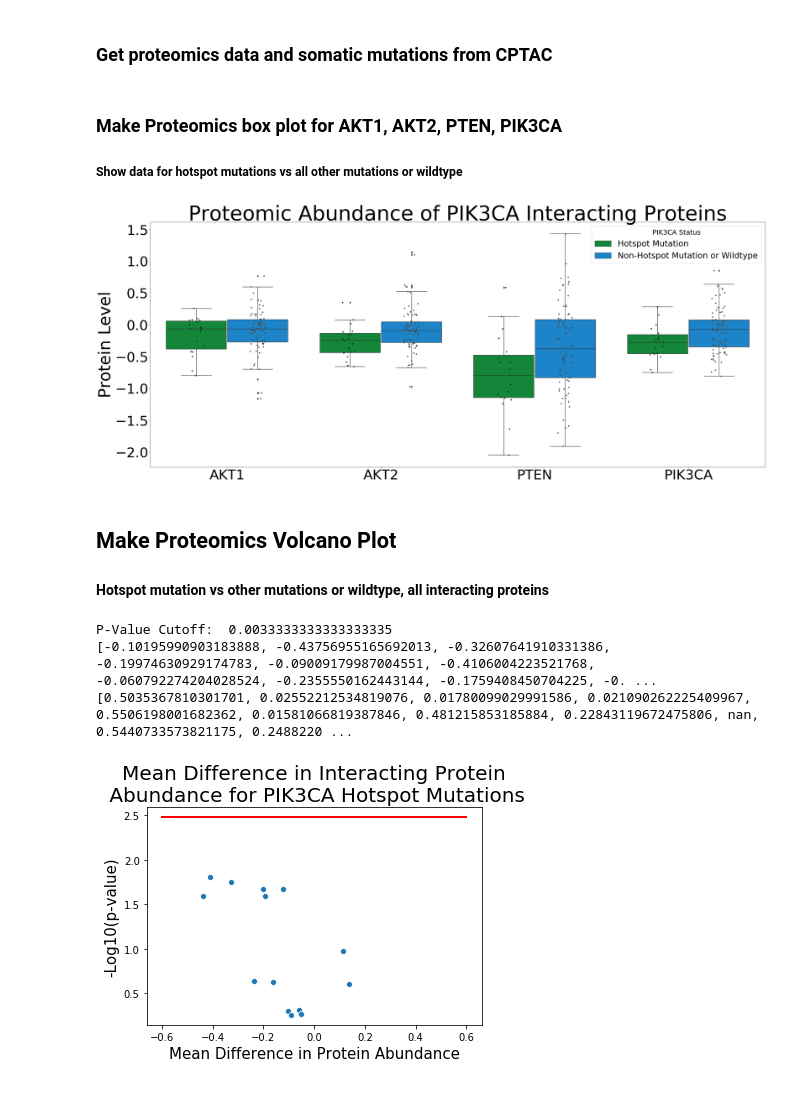
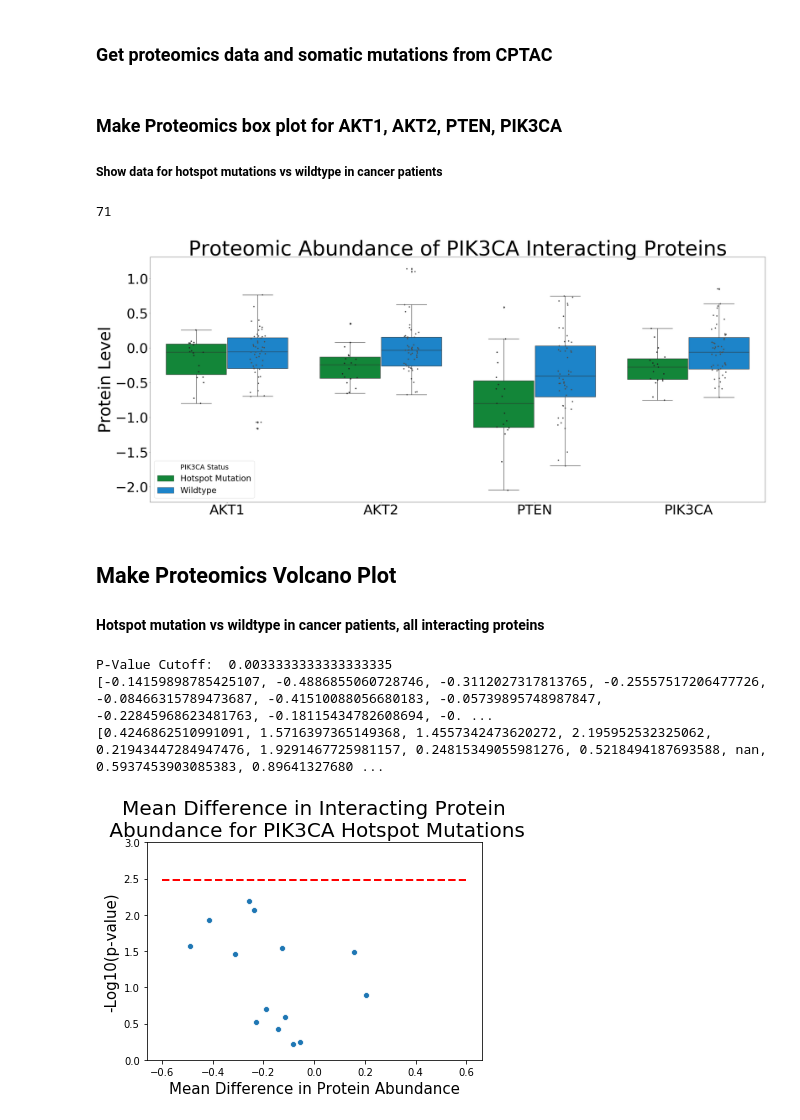
Before and after one commit to PayneLab/UCEC-clinical-stat-analysis, a Jupyter notebook: Protein_Notebooks/PIK3CA/PIK3CA_Proteomics_Final_Figures.ipynb, the cells around one changed output. Cells and saved outputs as stored; diff of their text form; code cells hidden in the pictures.

```diff
--- a/Protein_Notebooks/PIK3CA/PIK3CA_Proteomics_Final_Figures.ipynb
+++ b/Protein_Notebooks/PIK3CA/PIK3CA_Proteomics_Final_Figures.ipynb
@@ -23,7 +41,7 @@ somatic = CPTAC.get_somatic()
 proteomics = CPTAC.get_proteomics()
 # %% [markdown]
 ### Make Proteomics box plot for AKT1, AKT2, PTEN, PIK3CA
-##### Show data for hotspot mutations vs all other mutations or wildtype
+##### Show data for hotspot mutations vs wildtype in cancer patients
 # %%
 '''Use PIK3CA as gene, AKT1, AKT2, PTEN, and PIK3CA as proteins'''
 gene = 'PIK3CA'
@@ -51,40 +69,44 @@ for protein in protList:
 for ind, row in plotdf.iterrows():
     if ind in hotspot_patients.values:
         #plotdf.set_value(ind,'Mutation', 'Hotspot Mutation')
         plotdf.at[ind, 'Mutation'] = 'Hotspot Mutation'
     else:
-        plotdf.at[ind, 'Mutation'] = 'Non-Hotspot Mutation or Wildtype'
+        if row['Mutation'] != 'Wildtype':
+            plotdf.at[ind, 'Mutation'] = 'Non-Hotspot Mutation'
+
+plotdf = plotdf.loc[plotdf['Mutation'] != 'Non-Hotspot Mutation']
 
 
 '''Reformat dataframe for plot'''
 plotdf = pd.melt(plotdf, id_vars=['Mutation'], var_name='Protein', value_name='Signal')
 plotdf = plotdf.dropna(axis=0)
 
 '''Create the plot'''
 a4_dims = (40.4, 16.54)
 fig, ax = plt.subplots(figsize=a4_dims)
-my_pal = {"Hotspot Mutation": "#009933", "Non-Hotspot Mutation or Wildtype": "#008ae6"}
+my_pal = {"Hotspot Mutation": "#009933", "Wildtype": "#008ae6"}
 boxplt = sns.boxplot(x='Protein', y='Signal', hue='Mutation', data=plotdf, palette=my_pal)
 boxplt = sns.stripplot(data=plotdf, x='Protein', y='Signal', hue='Mutation', dodge=True, jitter=True, color='.3')
 boxplt.set_xlabel('')
 boxplt.set_ylabel('Protein Level', fontsize='60')
 boxplt.tick_params(labelsize='50')
 boxplt.set_title('Proteomic Abundance of PIK3CA Interacting Proteins', fontsize = '75')
 
 '''Adjust the legend'''
 handles, labels = ax.get_legend_handles_labels()
-plt.legend(handles[0:2], ['Hotspot Mutation', 'Non-Hotspot Mutation or Wildtype'], title='PIK3CA Status', fontsize='30', frameon=True)
+plt.legend(handles[0:2], ['Hotspot Mutation', 'Wildtype'], title='PIK3CA Status', fontsize='30', frameon=True)
 boxplt.get_legend().get_title().set_fontsize('25')
 
 
 '''Show Plot'''
 fig = boxplt.get_figure()
 plt.show()
 # %% [output]
+71
-[figure, old version]
+[figure, new version]
 # %% [markdown]
 ## Make Proteomics Volcano Plot
-#### Hotspot mutation vs other mutations or wildtype, all interacting proteins
+#### Hotspot mutation vs wildtype in cancer patients, all interacting proteins
 # %%
 gene = 'PIK3CA'
 protList = ['IRS1', 'IRS2', 'RRAS', 'AKT2', 'NRAS', 'PTEN', 'AKT1', 'MRAS', 'HRAS', 'RPS6KB1', 'PIK3R1', 'PIK3CA','MTOR', 'ERBB3', 'CDK5']
@@ -114,7 +136,10 @@ for ind, row in plotdf.iterrows():
         #plotdf.set_value(ind,'Mutation', 'Hotspot Mutation')
         plotdf.at[ind, 'Mutation'] = 'Hotspot Mutation'
     else:
-        plotdf.at[ind, 'Mutation'] = 'Non-Hotspot Mutation or Wildtype'
+        if row['Mutation'] != 'Wildtype':
+            plotdf.at[ind, 'Mutation'] = 'Non-Hotspot Mutation'
+
+plotdf = plotdf.loc[plotdf['Mutation'] != 'Non-Hotspot Mutation']
 
 diff_means = []
 p_values = []
@@ -132,12 +157,13 @@ for prot in plotdf:
         mean_diff = hotspot_mean - other_mean
         diff_means.append(mean_diff)
 
-print(diff_means)
-print(p_values)
+
 
 neg_log_pvals = []
 for item in p_values:
     neg_log_pvals.append(-1 * np.log10(item))
+print(diff_means)
+print(neg_log_pvals)
 
 df = pd.DataFrame({'-Log10(p-value)': neg_log_pvals, 'Mean Difference in Protein Abundance':diff_means, 'Protein':protList})
 bonferroniCutoff= p_value_cutoff
@@ -149,10 +175,11 @@ ax = sns.scatterplot(x = "Mean Difference in Protein Abundance", y = "-Log10(p-v
 ax.set_title("Mean Difference in Interacting Protein\n Abundance for PIK3CA Hotspot Mutations", fontsize = '20')
 ax.set_xlabel('Mean Difference in Protein Abundance', fontsize = '15')
 ax.set_ylabel('-Log10(p-value)', fontsize='15')
-ax.plot([-.6,.6],[cutoffLine,cutoffLine], linewidth=2, color="red")
+ax.set(ylim=(0, 3))
+ax.plot([-.6,.6],[cutoffLine,cutoffLine], linewidth=2, linestyle='--', color="red")
 plt.show()
 # %% [output]
 P-Value Cutoff:  0.0033333333333333335
-[-0.10195990903183888, -0.43756955165692013, -0.32607641910331386, -0.19974630929174783, -0.09009179987004551, -0.4106004223521768, -0.060792274204028524, -0.2355550162443144, -0.1759408450704225, -0. ...
-[0.5035367810301701, 0.02552212534819076, 0.01780099029991586, 0.021090262225409967, 0.5506198001682362, 0.01581066819387846, 0.481215853185884, 0.22843119672475806, nan, 0.5440733573821175, 0.2488220 ...
+[-0.14159898785425107, -0.4886855060728746, -0.3112027317813765, -0.25557517206477726, -0.08466315789473687, -0.41510088056680183, -0.05739895748987847, -0.22845968623481763, -0.18115434782608694, -0. ...
+[0.4246862510991091, 1.5716397365149368, 1.4557342473620272, 2.195952532325062, 0.21943447284947476, 1.9291467725981157, 0.24815349055981276, 0.5218494187693588, nan, 0.5937453903085383, 0.89641327680 ...
-[figure, old version]
+[figure, new version]
```
Also changed, not shown: parts of 1 cell of this notebook, 1 other file.
